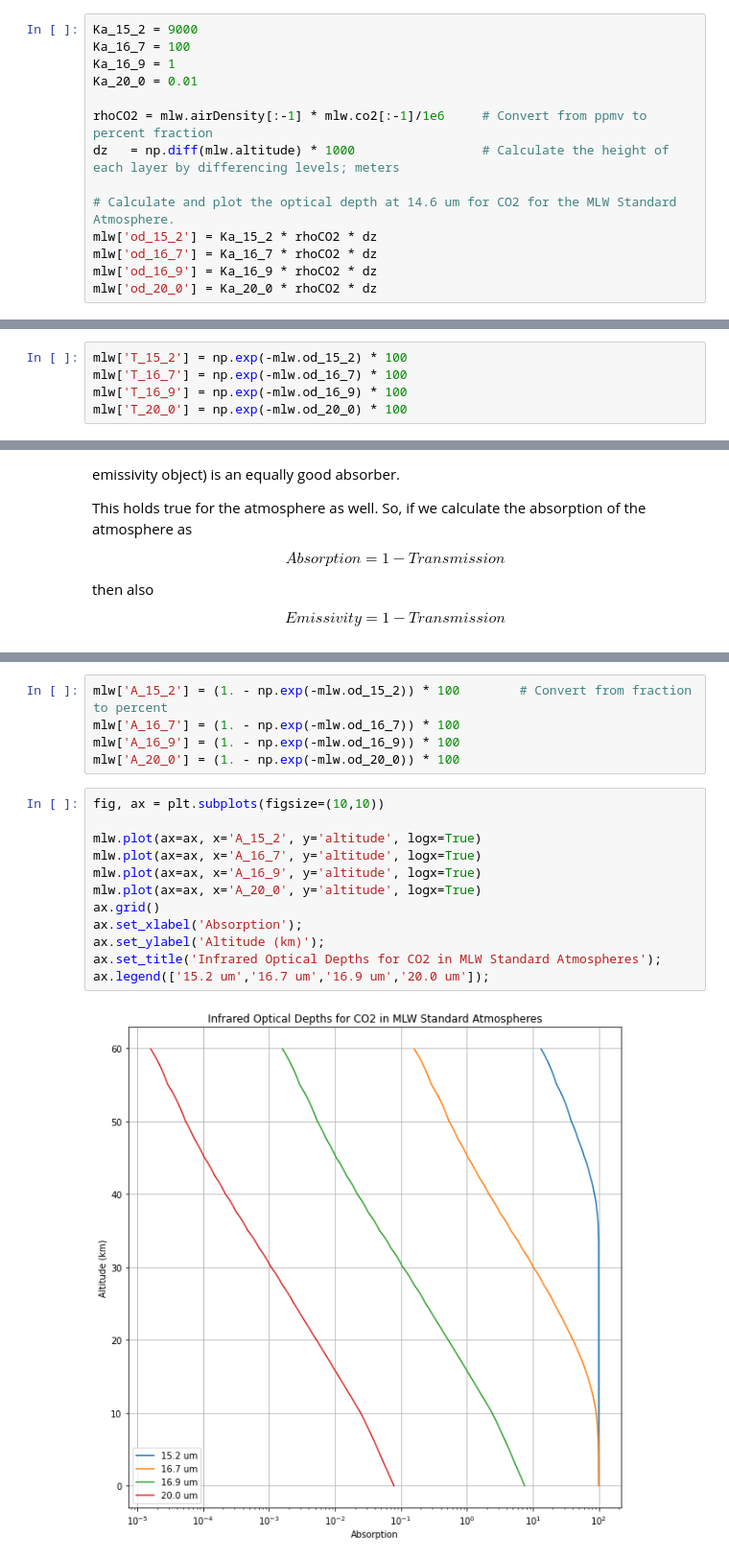
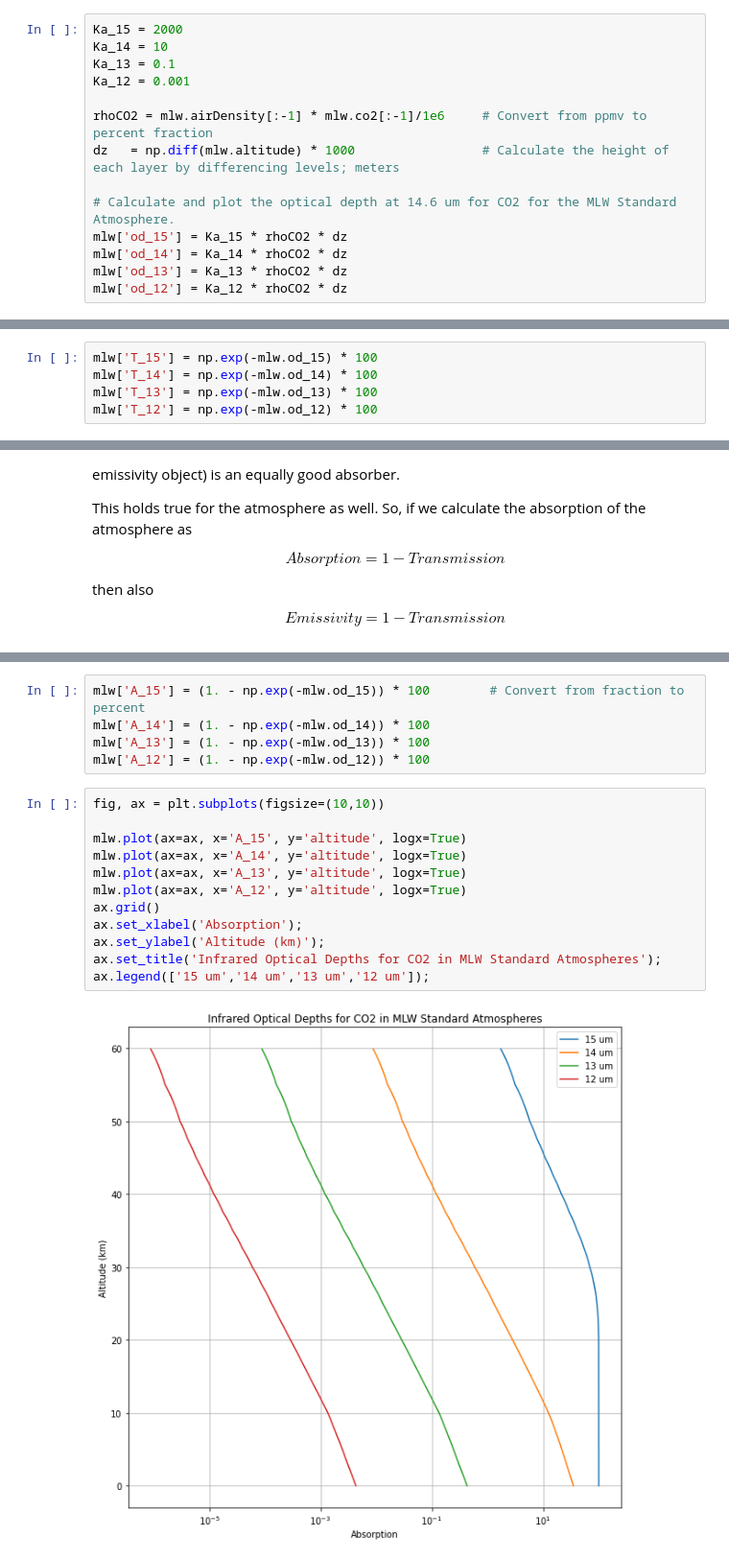
Before and after one commit to vonw/CE401, a Jupyter notebook: chapter4/InfraredAbsorptionByTheAtmosphere.ipynb, the cells around one changed output, grey strips where cells are left out. Shown: that part at 96% size. Drawn from its saved outputs; the diff is of its cells as text.

```diff
--- a/chapter4/InfraredAbsorptionByTheAtmosphere.ipynb
+++ b/chapter4/InfraredAbsorptionByTheAtmosphere.ipynb
@@ -221,19 +220,19 @@ So, the optical depth can now be calculated for each layer of the atmosphere by
 
 Accurate radiative transfer models of the atmosphere account for all of this issues.
 # %%
-Ka_15_2 = 9000
-Ka_16_7 = 100
-Ka_16_9 = 1
-Ka_20_0 = 0.01
+Ka_15 = 2000
+Ka_14 = 10
+Ka_13 = 0.1
+Ka_12 = 0.001
 
 rhoCO2 = mlw.airDensity[:-1] * mlw.co2[:-1]/1e6     # Convert from ppmv to percent fraction
 dz   = np.diff(mlw.altitude) * 1000                 # Calculate the height of each layer by differencing levels; meters
 
 # Calculate and plot the optical depth at 14.6 um for CO2 for the MLW Standard Atmosphere.
-mlw['od_15_2'] = Ka_15_2 * rhoCO2 * dz
-mlw['od_16_7'] = Ka_16_7 * rhoCO2 * dz
-mlw['od_16_9'] = Ka_16_9 * rhoCO2 * dz
-mlw['od_20_0'] = Ka_20_0 * rhoCO2 * dz
+mlw['od_15'] = Ka_15 * rhoCO2 * dz
+mlw['od_14'] = Ka_14 * rhoCO2 * dz
+mlw['od_13'] = Ka_13 * rhoCO2 * dz
+mlw['od_12'] = Ka_12 * rhoCO2 * dz
 # %%
 fig, ax = plt.subplots(figsize=(10,10))
 
@@ -253,8 +254,8 @@ ax.legend(['15.2 um','16.7 um','16.9 um','20.0 um']);
 # %%
-mlw['T_15_2'] = np.exp(-mlw.od_15_2) * 100
-mlw['T_16_7'] = np.exp(-mlw.od_16_7) * 100
-mlw['T_16_9'] = np.exp(-mlw.od_16_9) * 100
-mlw['T_20_0'] = np.exp(-mlw.od_20_0) * 100
+mlw['T_15'] = np.exp(-mlw.od_15) * 100
+mlw['T_14'] = np.exp(-mlw.od_14) * 100
+mlw['T_13'] = np.exp(-mlw.od_13) * 100
+mlw['T_12'] = np.exp(-mlw.od_12) * 100
 # %%
 fig, ax = plt.subplots(figsize=(10,10))
 
@@ -291,19 +327,19 @@ $$ Emissivity = 1 - Transmission $$
 # %%
-mlw['A_15_2'] = (1. - np.exp(-mlw.od_15_2)) * 100        # Convert from fraction to percent
-mlw['A_16_7'] = (1. - np.exp(-mlw.od_16_7)) * 100
-mlw['A_16_9'] = (1. - np.exp(-mlw.od_16_9)) * 100
-mlw['A_20_0'] = (1. - np.exp(-mlw.od_20_0)) * 100
+mlw['A_15'] = (1. - np.exp(-mlw.od_15)) * 100        # Convert from fraction to percent
+mlw['A_14'] = (1. - np.exp(-mlw.od_14)) * 100
+mlw['A_13'] = (1. - np.exp(-mlw.od_13)) * 100
+mlw['A_12'] = (1. - np.exp(-mlw.od_12)) * 100
 # %%
 fig, ax = plt.subplots(figsize=(10,10))
 
-mlw.plot(ax=ax, x='A_15_2', y='altitude', logx=True)
-mlw.plot(ax=ax, x='A_16_7', y='altitude', logx=True)
-mlw.plot(ax=ax, x='A_16_9', y='altitude', logx=True)
-mlw.plot(ax=ax, x='A_20_0', y='altitude', logx=True)
+mlw.plot(ax=ax, x='A_15', y='altitude', logx=True)
+mlw.plot(ax=ax, x='A_14', y='altitude', logx=True)
+mlw.plot(ax=ax, x='A_13', y='altitude', logx=True)
+mlw.plot(ax=ax, x='A_12', y='altitude', logx=True)
 ax.grid()
 ax.set_xlabel('Absorption');
 ax.set_ylabel('Altitude (km)');
 ax.set_title('Infrared Optical Depths for CO2 in MLW Standard Atmospheres');
-ax.legend(['15.2 um','16.7 um','16.9 um','20.0 um']);
+ax.legend(['15 um','14 um','13 um','12 um']);
 # %% [output]
-[figure, old version]
+[figure, new version]
```
Also changed, not shown: parts of 11 cells of this notebook.
